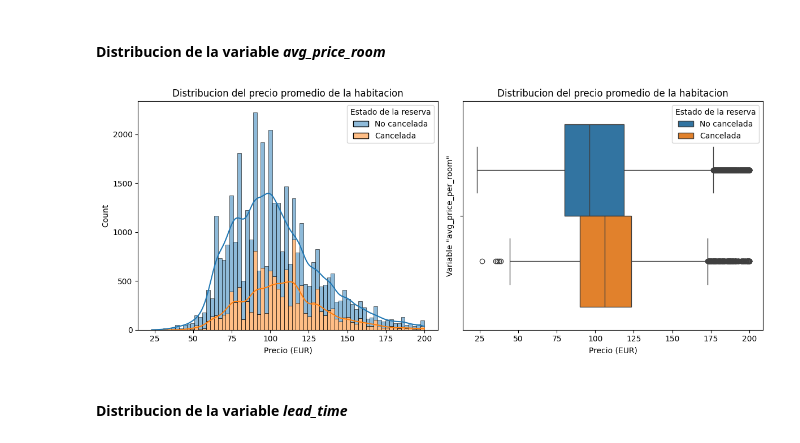
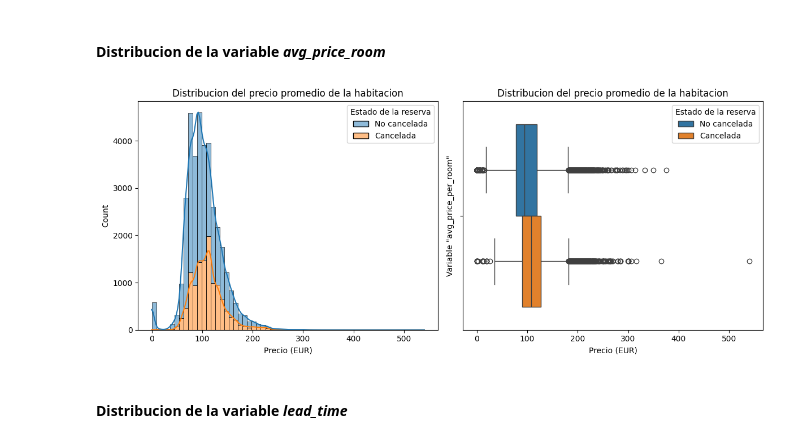
Before and after one commit to arielRas/CoderHouseDataScience-ProyectoFinal, a Jupyter notebook: CoderHouseDataScience-ProyectoFinal.ipynb, the cells around one changed output. Cells and saved outputs as stored; diff of their text form; code cells hidden in the pictures.

```diff
--- a/CoderHouseDataScience-ProyectoFinal.ipynb
+++ b/CoderHouseDataScience-ProyectoFinal.ipynb
@@ -139,7 +56,7 @@ class PlotCorrelation():
 # %% [markdown]
 ### Exploracion del dataset
 # %%
-df = pd.read_csv('https://raw.githubusercontent.com/arielRas/DataSets/main/Hotel_Reservations.csv')
+df = pd.read_csv('Hotel_Reservations.csv')
 df.head(3)
 # %% [output]
 |  | Booking_ID | num_adults | num_children | weekend_nights | week_nights | meal_plan | car_parking | room_type | ... |
@@ -268,0 +193,6 @@ Name: num_children, dtype: float64
+# %%
+#TRANSFORMACION DE VARIABLES TOTAL_CHILDREN y TOTAL_ADULTS
+df.loc[: ,'total_guests'] = df.apply(lambda x: x.num_adults + x.num_children, axis=1)
+
+#INFORMACION DE LA NUEVA VARIABLE
+df.total_guests.describe()
@@ -389,7 +331,10 @@ condition = (dates.y == 2018) & (dates.m == 2) & (dates.d == 29)
 dates.loc[condition, 'd'] = 28
 
 #CONVERSION DE TIPO
-dates.loc[dates.arrival_date.isna(), 'arrival_date'] = dates.apply(lambda x: pd.to_datetime(str(x.y) + '-' + str(x.m) + '-' + str(x.d), format="%Y-%m-%d",yearfirst=True), axis=1)
+dates.loc[dates.arrival_date.isna(), 'arrival_date'] = dates.apply(lambda x: pd.to_datetime( str(x.y) + '-' + str(x.m) + '-' + str(x.d),
+                                                                                             format="%Y-%m-%d",
+                                                                                             yearfirst=True),
+                                                                                             axis=1)
 
 #INFORMACION
 dates.arrival_date.info()
@@ -536,9 +394,0 @@ comparison_dist(df.avg_price_room, price, 'imputar', 'precio de habitacion', (9,
-# %%
-#SE REEMPLAZA LA VARIABLE DEL DATAFRAME PRINCIPAL POR LA SERIE CON VALORES IMPUTADOS
-df.avg_price_room = price
-
-#SE LIBERAN RECURSOS
-del price
-
-#INFO
-df.avg_price_room.describe()
@@ -784,22 +636,21 @@ mpl.style.use('default')
 #### Distribucion de la variable ***avg_price_room***
 # %%
 #DISTRIBUCION VARIABLE AVG_PRICE_ROOM
-#mpl.style.use('bmh')
 fig, ax = plt.subplots(nrows=1, ncols=2, figsize=(12,5))
-sns.histplot(x=df.avg_price_room, hue=df.booking_status, multiple='stack',bins=70, kde=True, ax=ax[0])
+sns.histplot(x=df.avg_price_room, hue=df.booking_status, multiple='stack',bins=60, kde=True, ax=ax[0])
 ax[0].set_title('Distribucion del precio promedio de la habitacion')
 ax[0].set_xlabel('Precio (EUR)')
 ax[0].get_legend().set_title('Estado de la reserva')
 
 sns.boxplot(x=df.avg_price_room, hue=df.booking_status, ax=ax[1])
 ax[1].set_title('Distribucion del precio promedio de la habitacion')
 ax[1].set_xlabel('Precio (EUR)')
 ax[1].set_ylabel('Variable "avg_price_per_room"')
 ax[1].get_legend().set_title('Estado de la reserva')
 plt.tight_layout()
 plt.show()
 # %% [output]
-[figure, old version]
+[figure, new version]
 # %% [markdown]
 #### Distribucion de la variable ***lead_time***
 # %%
```
Also changed, not shown: parts of 110 cells of this notebook.
